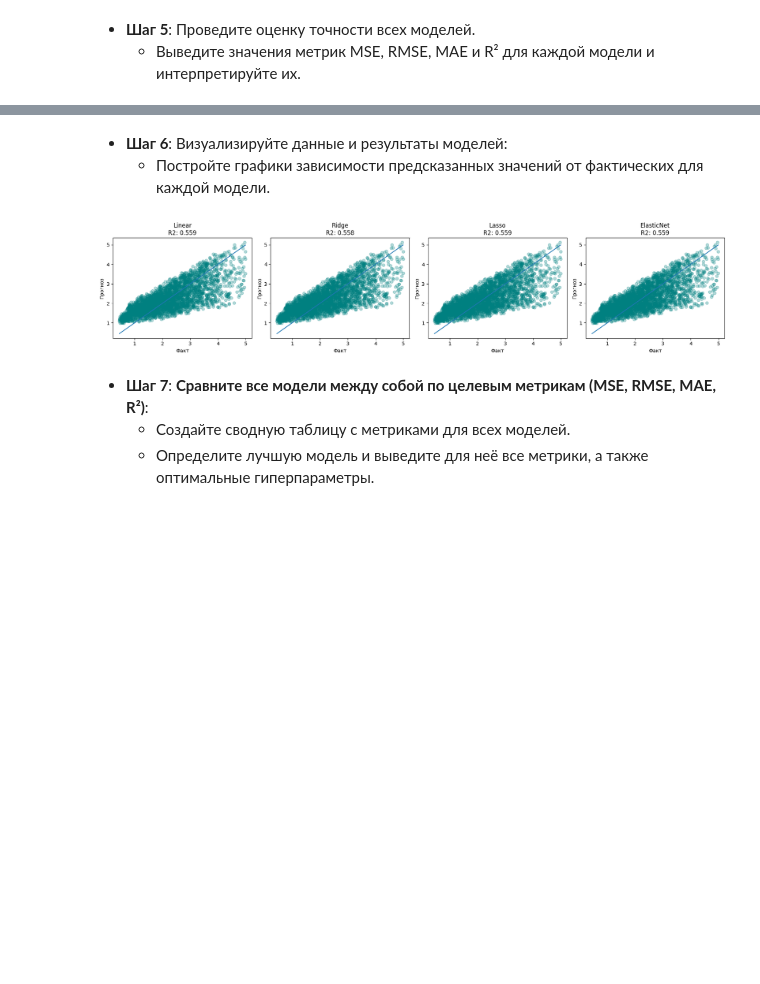
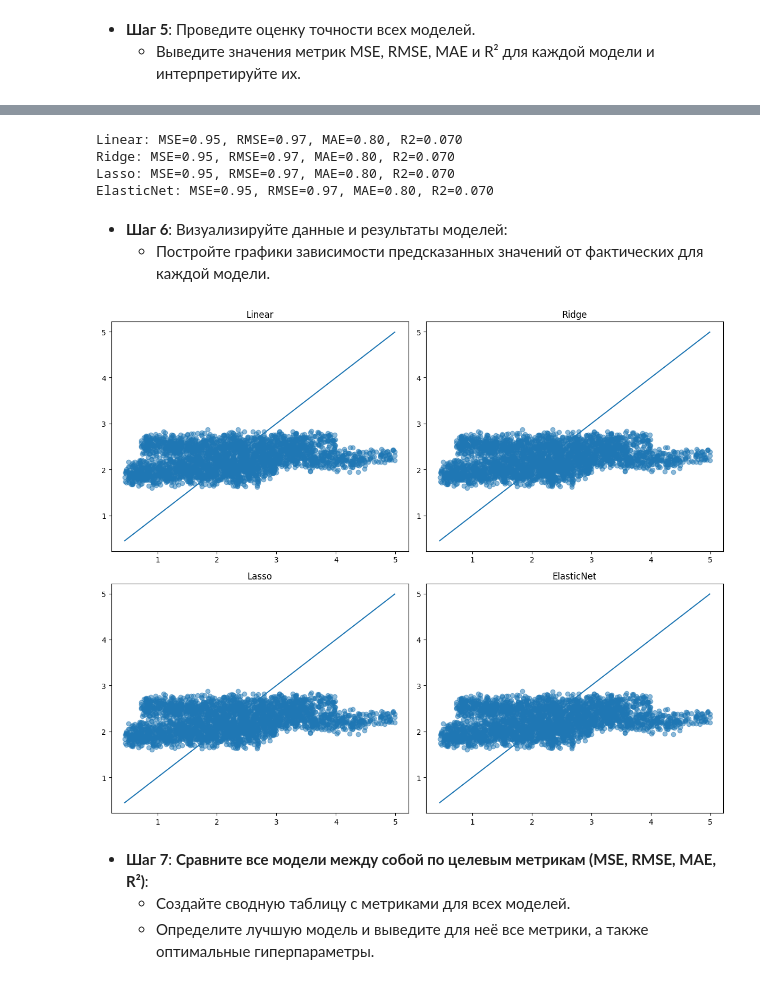
Before and after one commit to fruct49/ml_practice, a Jupyter notebook: "Практическая_работа_№5_Линейная_и_логистическая_регрессия_ipynb".ipynb, the cells around one changed output, grey strips where cells are left out. Cells and saved outputs as stored; diff of their text form; code cells hidden in the pictures; blank space fills up the shorter version.

```diff
--- a/"Практическая_работа_№5_Линейная_и_логистическая_регрессия_ipynb".ipynb
+++ b/"Практическая_работа_№5_Линейная_и_логистическая_регрессия_ipynb".ipynb
@@ -215,3 +287,7 @@ x_test_scaled = pd.DataFrame(x_test_scaled, columns=useful_features)
+# %%
+from sklearn.model_selection import train_test_split
+
+X_train, X_test, y_train, y_test = train_test_split(X, y, test_size=0.3, random_state=42)
 # %% [markdown]
 
 
@@ -225,14 +301,20 @@ from sklearn.linear_model import LinearRegression, Ridge, Lasso, ElasticNet
 from sklearn.model_selection import GridSearchCV, RandomizedSearchCV
 import numpy as np
 
-models = {}
+scaler = StandardScaler()
+X_train_s = scaler.fit_transform(X_train)
+X_test_s = scaler.transform(X_test)
+
 alphas = np.logspace(-4, 4, 50)
 
-models['Linear'] = LinearRegression().fit(x_train_scaled, y_train)
+lr = LinearRegression()
+lr.fit(X_train_s, y_train)
 
-models['Ridge'] = RandomizedSearchCV(Ridge(), {'alpha': alphas}, n_iter=20, cv=5, random_state=1).fit(x_train_scaled, y_train).best_estimator_
+ridge = RandomizedSearchCV(Ridge(), param_distributions={'alpha': alphas}, n_iter=20, cv=5, random_state=42)
+ridge.fit(X_train_s, y_train)
 
-models['Lasso'] = GridSearchCV(Lasso(), {'alpha': alphas}, cv=5).fit(x_train_scaled, y_train).best_estimator_
+lasso = GridSearchCV(Lasso(max_iter=10000), param_grid={'alpha': alphas}, cv=5)
+lasso.fit(X_train_s, y_train)
 
-elastic_params = {'alpha': alphas, 'l1_ratio': [0.1, 0.5, 0.9]}
-models['ElasticNet'] = RandomizedSearchCV(ElasticNet(), elastic_params, n_iter=20, cv=5, random_state=1).fit(x_train_scaled, y_train).best_estimator_
+elastic = RandomizedSearchCV(ElasticNet(max_iter=10000), param_distributions={'alpha': alphas, 'l1_ratio':[0.1, 0.5, 0.9]}, n_iter=20, cv=5, random_state=42)
+elastic.fit(X_train_s, y_train)
@@ -266,23 +339,44 @@ ElasticNet  0.449631  0.670545  0.540835  0.558510
+# %%
+from sklearn.metrics import mean_squared_error, mean_absolute_error, r2_score
+
+def get_metrics(model, name, X_t, y_t):
+    p = model.predict(X_t)
+    mse = mean_squared_error(y_t, p)
+    rmse = np.sqrt(mse)
+    mae = mean_absolute_error(y_t, p)
+    r2 = r2_score(y_t, p)
+    print(f"{name}: MSE={mse:.2f}, RMSE={rmse:.2f}, MAE={mae:.2f}, R2={r2:.3f}")
+    return {'Model': name, 'MSE': mse, 'RMSE': rmse, 'MAE': mae, 'R2': r2}
+
+res =[
+    get_metrics(lr, "Linear", X_test_s, y_test),
+    get_metrics(ridge.best_estimator_, "Ridge", X_test_s, y_test),
+    get_metrics(lasso.best_estimator_, "Lasso", X_test_s, y_test),
+    get_metrics(elastic.best_estimator_, "ElasticNet", X_test_s, y_test)
+]
+# %% [output]
+Linear: MSE=0.95, RMSE=0.97, MAE=0.80, R2=0.070
+Ridge: MSE=0.95, RMSE=0.97, MAE=0.80, R2=0.070
+Lasso: MSE=0.95, RMSE=0.97, MAE=0.80, R2=0.070
+ElasticNet: MSE=0.95, RMSE=0.97, MAE=0.80, R2=0.070
 # %% [markdown]
 
 
 - **Шаг 6**: Визуализируйте данные и результаты моделей:
   - Постройте графики зависимости предсказанных значений от фактических для каждой модели.
 # %%
-fig, axes = plt.subplots(1, 4, figsize=(18, 4))
+preds =[lr.predict(X_test_s), ridge.predict(X_test_s), lasso.predict(X_test_s), elastic.predict(X_test_s)]
+names = ['Linear', 'Ridge', 'Lasso', 'ElasticNet']
 
-for i, (name, m) in enumerate(models.items()):
-    preds = m.predict(x_test_scaled)
-    axes[i].scatter(y_test, preds, alpha=0.3, color='teal')
-    axes[i].plot([y_test.min(), y_test.max()], [y_test.min(), y_test.max()])
-    axes[i].set_title(f"{name}\nR2: {r2_score(y_test, preds):.3f}")
-    axes[i].set_xlabel("Факт")
-    axes[i].set_ylabel("Прогноз")
-
+fig, axes = plt.subplots(2, 2, figsize=(12, 10))
+for i, ax in enumerate(axes.flatten()):
+    ax.scatter(y_test, preds[i], alpha=0.5)
+    ax.plot([y_test.min(), y_test.max()],[y_test.min(), y_test.max()])
+    ax.set_title(names[i])
 plt.tight_layout()
 plt.show()
 # %% [output]
-[figure, old version]
+[figure, new version]
 # %% [markdown]
 - **Шаг 7**: **Сравните все модели между собой по целевым метрикам (MSE, RMSE, MAE, R²)**:
   - Создайте сводную таблицу с метриками для всех моделей.
```
Also changed, not shown: parts of 32 cells of this notebook.
